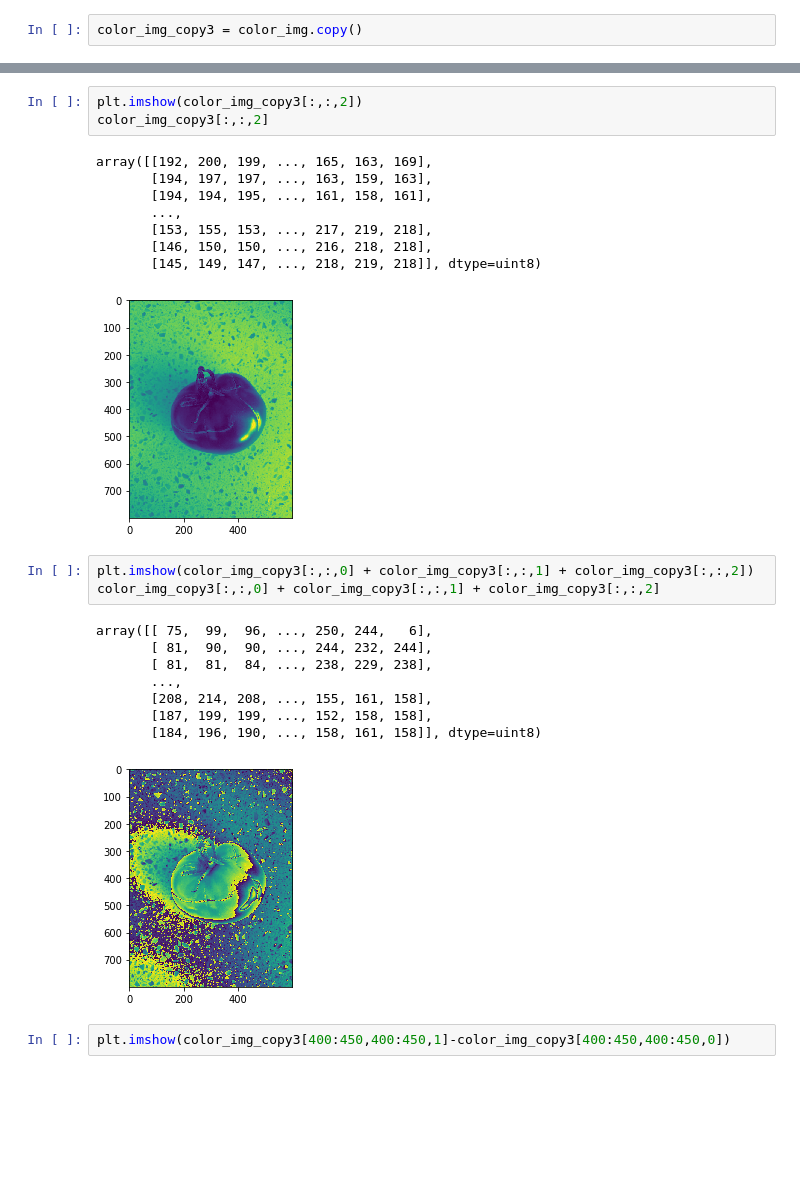
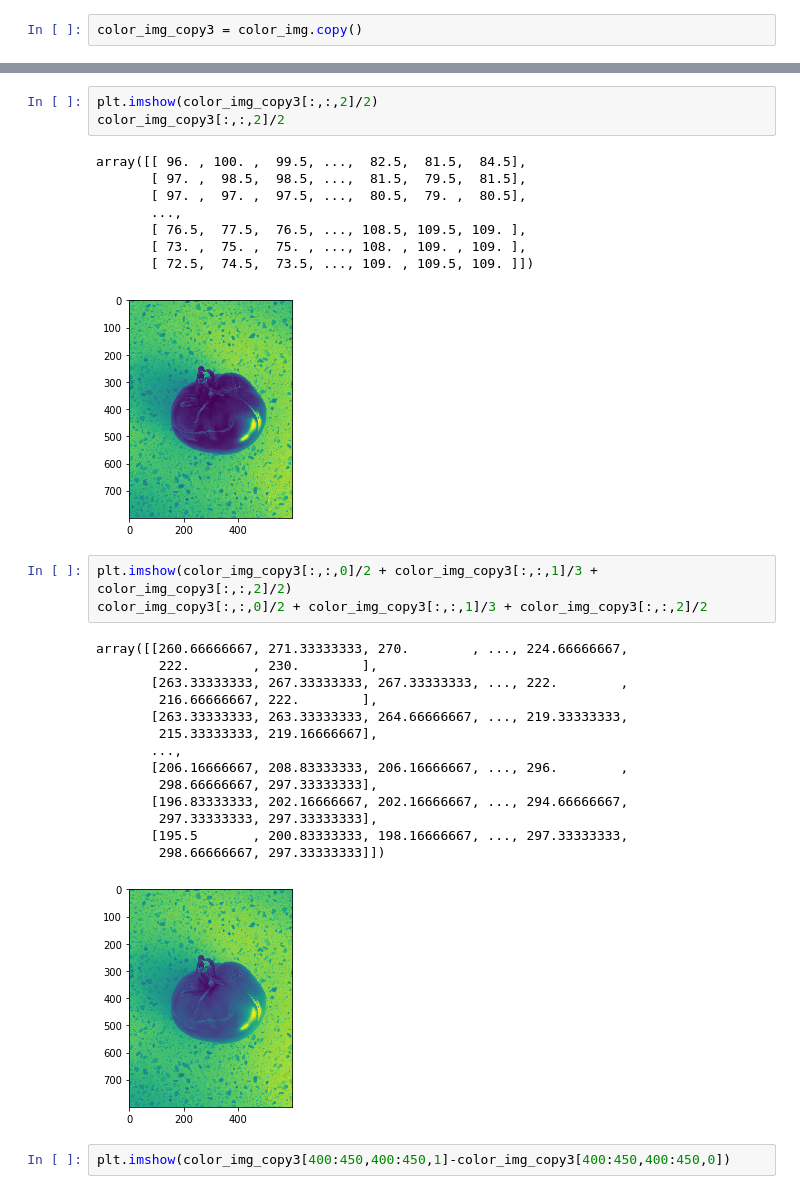
Before and after one commit to tweeraratne/problem-solving, a Jupyter notebook: Code_to_convert_RGB_image_to_Grayscale.ipynb, the cells around one changed output, grey strips where cells are left out. Drawn from its saved outputs; the diff is of its cells as text; blank space fills up the shorter version.

```diff
--- a/Code_to_convert_RGB_image_to_Grayscale.ipynb
+++ b/Code_to_convert_RGB_image_to_Grayscale.ipynb
@@ -147,28 +153,34 @@ array([[197, 205, 204, ..., 170, 168, 174],
 [figure]
 # %%
-plt.imshow(color_img_copy3[:,:,2])
-color_img_copy3[:,:,2]
+plt.imshow(color_img_copy3[:,:,2]/2)
+color_img_copy3[:,:,2]/2
 # %% [output]
-array([[192, 200, 199, ..., 165, 163, 169],
-       [194, 197, 197, ..., 163, 159, 163],
-       [194, 194, 195, ..., 161, 158, 161],
+array([[ 96. , 100. ,  99.5, ...,  82.5,  81.5,  84.5],
+       [ 97. ,  98.5,  98.5, ...,  81.5,  79.5,  81.5],
+       [ 97. ,  97. ,  97.5, ...,  80.5,  79. ,  80.5],
        ...,
-       [153, 155, 153, ..., 217, 219, 218],
-       [146, 150, 150, ..., 216, 218, 218],
-       [145, 149, 147, ..., 218, 219, 218]], dtype=uint8)
+       [ 76.5,  77.5,  76.5, ..., 108.5, 109.5, 109. ],
+       [ 73. ,  75. ,  75. , ..., 108. , 109. , 109. ],
+       [ 72.5,  74.5,  73.5, ..., 109. , 109.5, 109. ]])
 [figure]
 # %%
-plt.imshow(color_img_copy3[:,:,0] + color_img_copy3[:,:,1] + color_img_copy3[:,:,2])
-color_img_copy3[:,:,0] + color_img_copy3[:,:,1] + color_img_copy3[:,:,2]
+plt.imshow(color_img_copy3[:,:,0]/2 + color_img_copy3[:,:,1]/3 + color_img_copy3[:,:,2]/2)
+color_img_copy3[:,:,0]/2 + color_img_copy3[:,:,1]/3 + color_img_copy3[:,:,2]/2
 # %% [output]
-array([[ 75,  99,  96, ..., 250, 244,   6],
-       [ 81,  90,  90, ..., 244, 232, 244],
-       [ 81,  81,  84, ..., 238, 229, 238],
+array([[260.66666667, 271.33333333, 270.        , ..., 224.66666667,
+        222.        , 230.        ],
+       [263.33333333, 267.33333333, 267.33333333, ..., 222.        ,
+        216.66666667, 222.        ],
+       [263.33333333, 263.33333333, 264.66666667, ..., 219.33333333,
+        215.33333333, 219.16666667],
        ...,
-       [208, 214, 208, ..., 155, 161, 158],
-       [187, 199, 199, ..., 152, 158, 158],
-       [184, 196, 190, ..., 158, 161, 158]], dtype=uint8)
+       [206.16666667, 208.83333333, 206.16666667, ..., 296.        ,
+        298.66666667, 297.33333333],
+       [196.83333333, 202.16666667, 202.16666667, ..., 294.66666667,
+        297.33333333, 297.33333333],
+       [195.5       , 200.83333333, 198.16666667, ..., 297.33333333,
+        298.66666667, 297.33333333]])
-[figure, old version]
+[figure, new version]
 # %%
 plt.imshow(color_img_copy3[400:450,400:450,1]-color_img_copy3[400:450,400:450,0])
 # %% [output]
```
Also changed, not shown: parts of 2 cells of this notebook.
